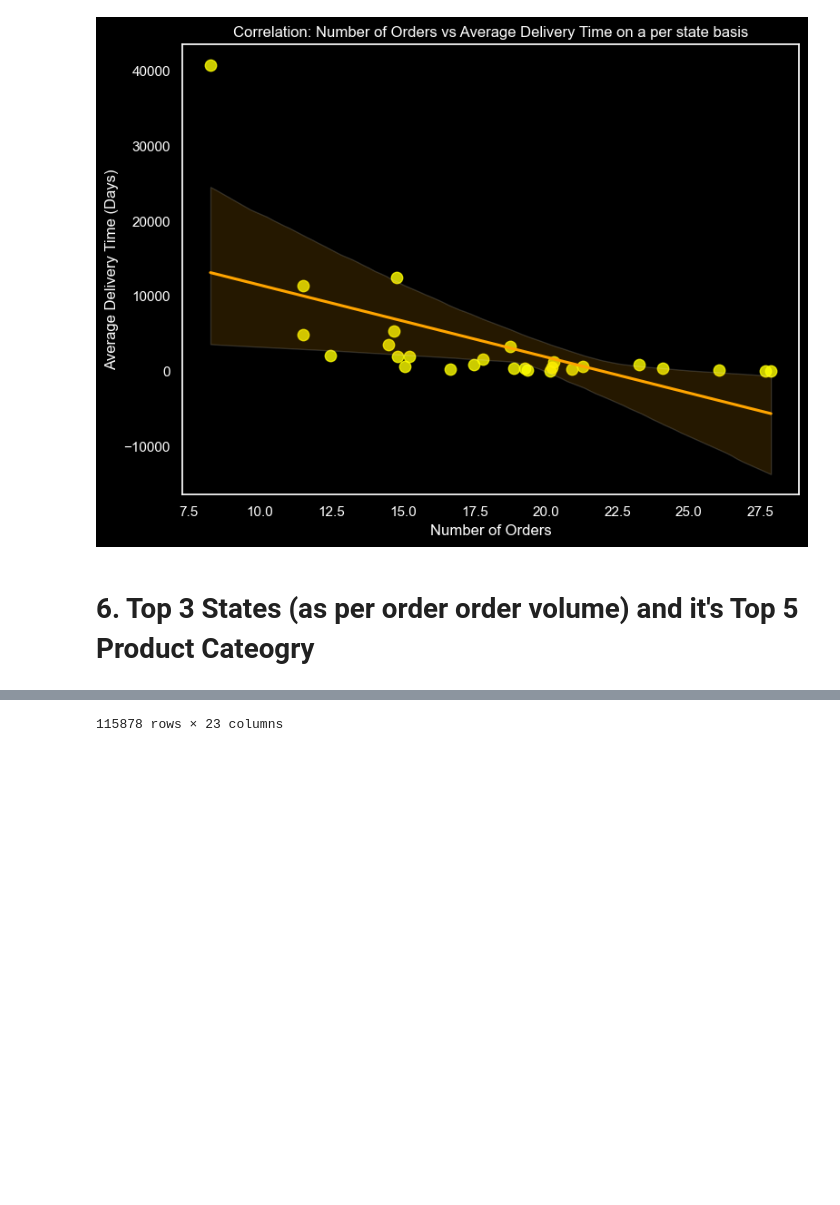
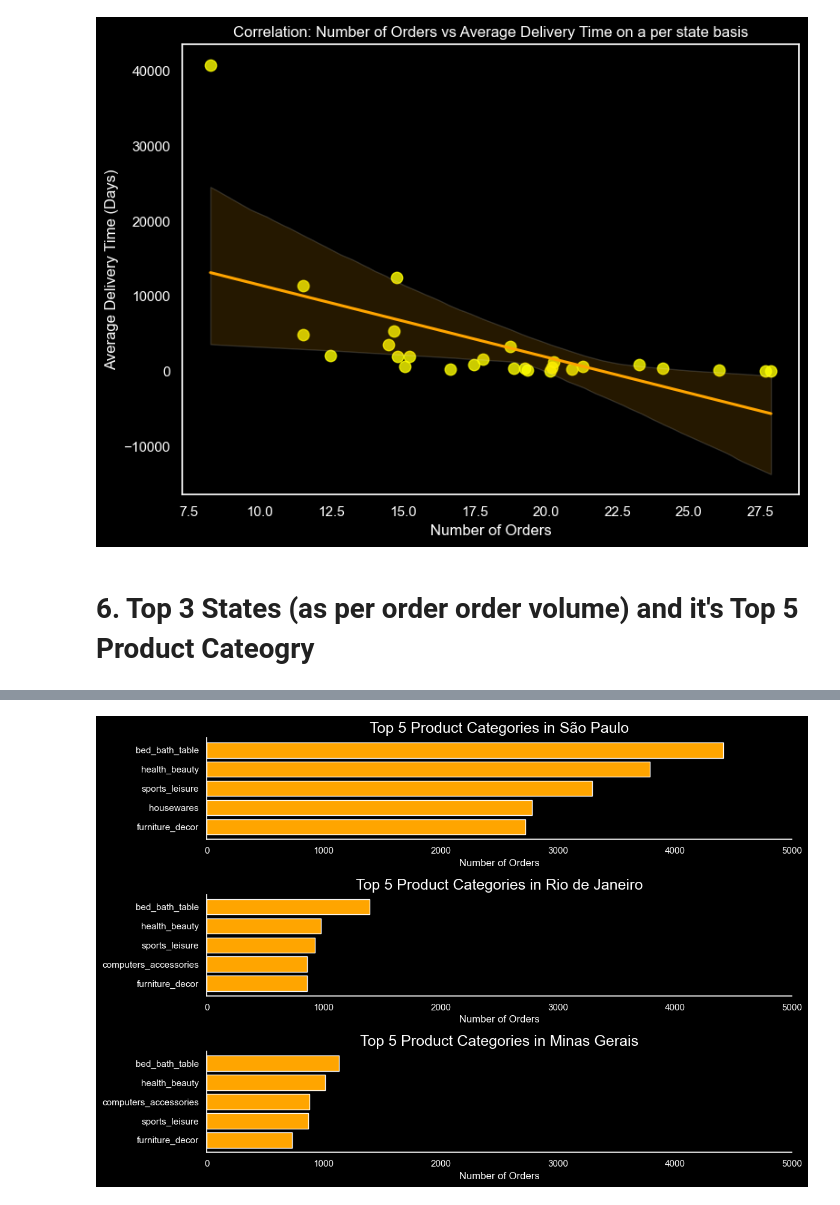
Before and after one commit to ReyanshSInha/Superstore_Analysis, a Jupyter notebook: Notebooks/2_EDA_and_Visualizations.ipynb, the cells around one changed output, grey strips where cells are left out. Cells and saved outputs as stored; diff of their text form; code cells hidden in the pictures; blank space fills up the shorter version.

```diff
--- a/Notebooks/2_EDA_and_Visualizations.ipynb
+++ b/Notebooks/2_EDA_and_Visualizations.ipynb
@@ -260,4 +260,42 @@ Correlation between delivery time and number of orders: -0.583
 # %% [markdown]
 # 6. Top 3 States (as per order order volume) and it's Top 5 Product Cateogry
 # %%
+state_and_category = df.groupby(['product_category_name_english','customer_state']).agg({
+    'price': 'sum',
+    'order_id': 'nunique'
+}).reset_index()
+
+state_and_category = state_and_category.rename(columns={'order_id': 'number_of_orders', 'product_category_name_english': 'product_category', 'price': 'revenue'})
+
+# Top 3 state as per order value
+# state_and_category.sort_values(by='number_of_orders', ascending=False)['customer_state'].tolist()[:3]
+Top_3_state = ['SP', 'RJ', 'MG']
+
+Top_3_state_titles = ['São Paulo', 'Rio de Janeiro', 'Minas Gerais']
+
+state_and_category_pivot = state_and_category.pivot_table(index='customer_state', columns='product_category',values='number_of_orders' ,aggfunc='sum', fill_value=0)
+# state_and_category_pivot
+state_and_category_pivot.loc[Top_3_state]
+
+fig, ax = plt.subplots(nrows=3, ncols=1, figsize=(12, 8))
+
+# Flatten the 2D array of axes for easier looping
+ax = ax.flatten()
+sns.despine()
+for i in range(3):
+    Top_5_products = state_and_category_pivot.loc[Top_3_state[i]].sort_values(ascending=False).head().to_frame('number_of_orders').reset_index()
+
+    ax[i].barh(
+        Top_5_products['product_category'][::-1],
+        Top_5_products['number_of_orders'][::-1],
+        color='orange'
+    )
+
+
+    ax[i].set_title(f"Top 5 Product Categories in {Top_3_state_titles[i]}", fontsize=18)
+    ax[i].set_xlabel("Number of Orders")
+    ax[i].set_xlim(0, 5000)
+
+plt.tight_layout()
+plt.show()
 # %% [output]
@@ -276 +302 @@ Correlation between delivery time and number of orders: -0.583
-115878 rows × 23 columns
+[figure, added]
```
Also changed, not shown: parts of 1 cell of this notebook.
